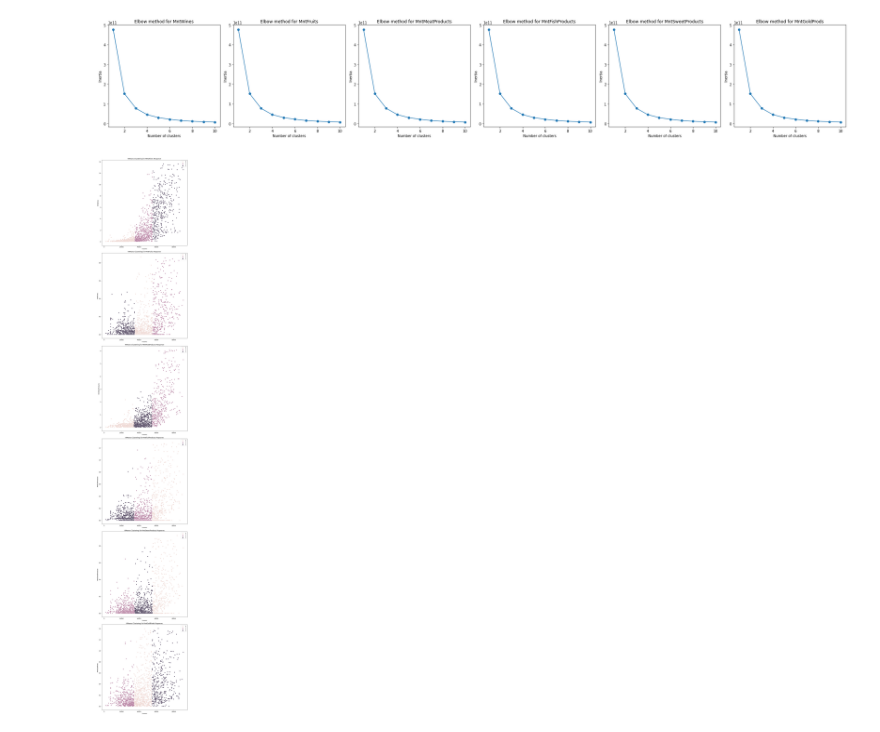
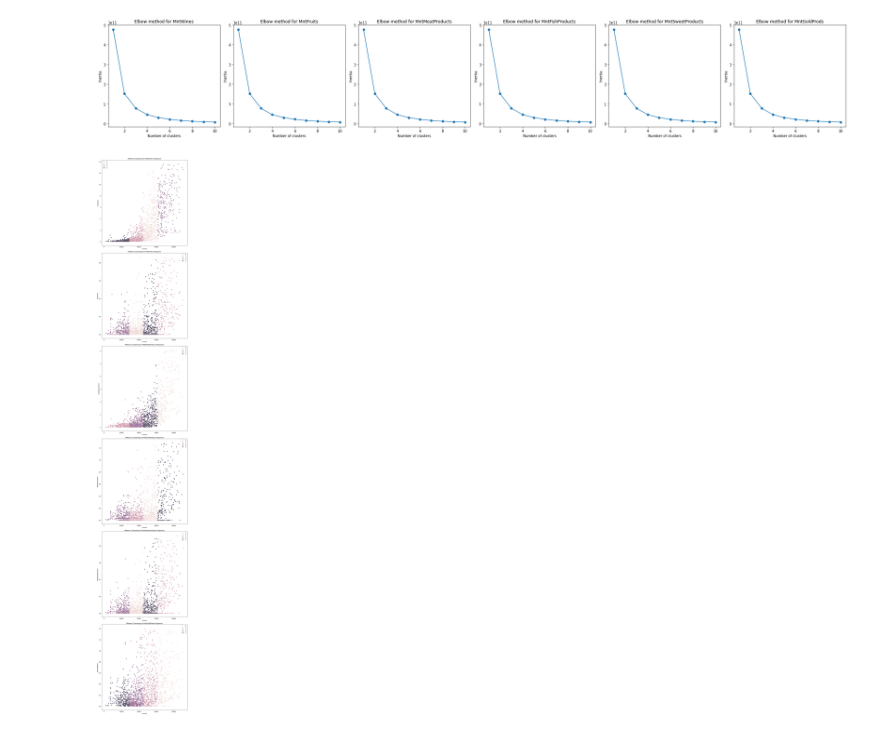
Before and after one commit to dcjh/1015_Mini_Project, a Jupyter notebook: Income_EDA.ipynb, the cells around one changed output. Drawn from its saved outputs; the diff is of its cells as text; code cells hidden in the pictures.

Commit message:
updated KMeans for clarity

```diff
--- a/Income_EDA.ipynb
+++ b/Income_EDA.ipynb
@@ -162,16 +162,16 @@ plt.show()
 # %%
 f, axes = plt.subplots(6, figsize=(10,60))
 
-kmeans = KMeans(n_clusters =  3)
+kmeans = KMeans(n_clusters =  4)
 
 for i in range(len(data)):
     kmeans.fit(data[i])
     sb.scatterplot(data = income_cleaned, x = "Income", y = income_cleaned.columns[i + 1], hue=kmeans.labels_, ax=axes[i])
     axes[i].set_title(f'KMeans Clustering for {income_cleaned.columns[i + 1]} Response')
     axes[i].set_xlabel("Income")
     axes[i].set_ylabel(income_cleaned.columns[i + 1])
 
 plt.tight_layout()
 plt.show()
 # %% [output]
-[figure, old version]
+[figure, new version]
```
